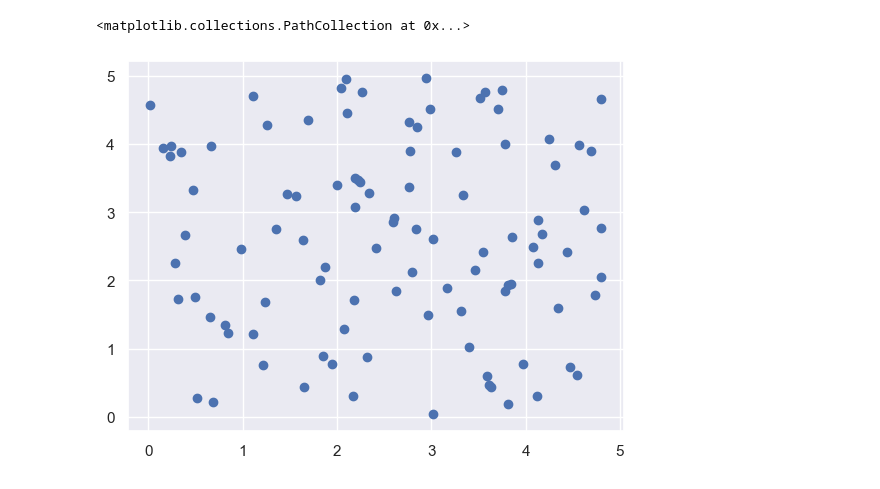
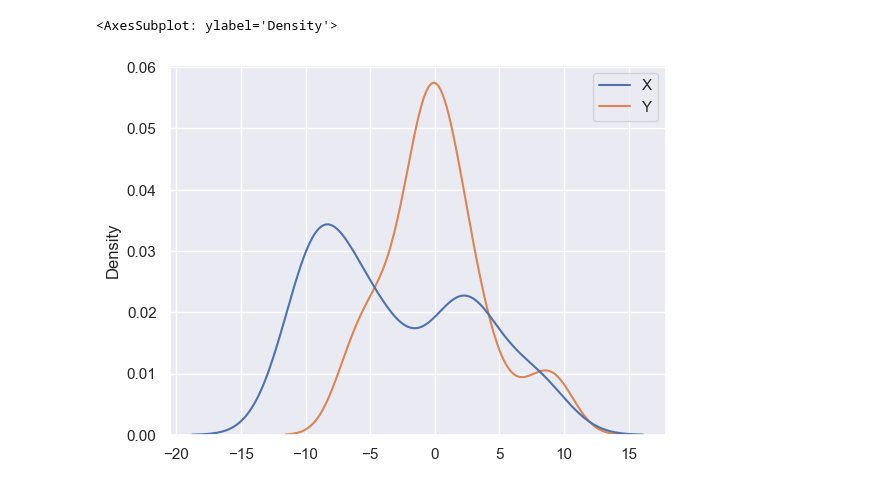
Before and after one commit to hhanoo/University_Major, a Jupyter notebook: Active_Learning_MeanShift.ipynb, the cells around one changed output. Cells and saved outputs as stored; diff of their text form; code cells hidden in the pictures.

```diff
--- a/Active_Learning_MeanShift.ipynb
+++ b/Active_Learning_MeanShift.ipynb
@@ -25,8 +18,5 @@ array([[-3.2, -0.9],
-# %%
-x = np.round(np.random.random(100) * 5, 2)
-y = np.round(np.random.random(100) * 5, 2)
-
-plt.scatter(x, y)
-# %% [output]
-<matplotlib.collections.PathCollection at 0x...>
-[figure, removed]
+# %%
+sns.kdeplot(dataset)
+# %% [output]
+<AxesSubplot: ylabel='Density'>
+[figure, added]
```
Also changed, not shown: parts of 3 cells of this notebook.
